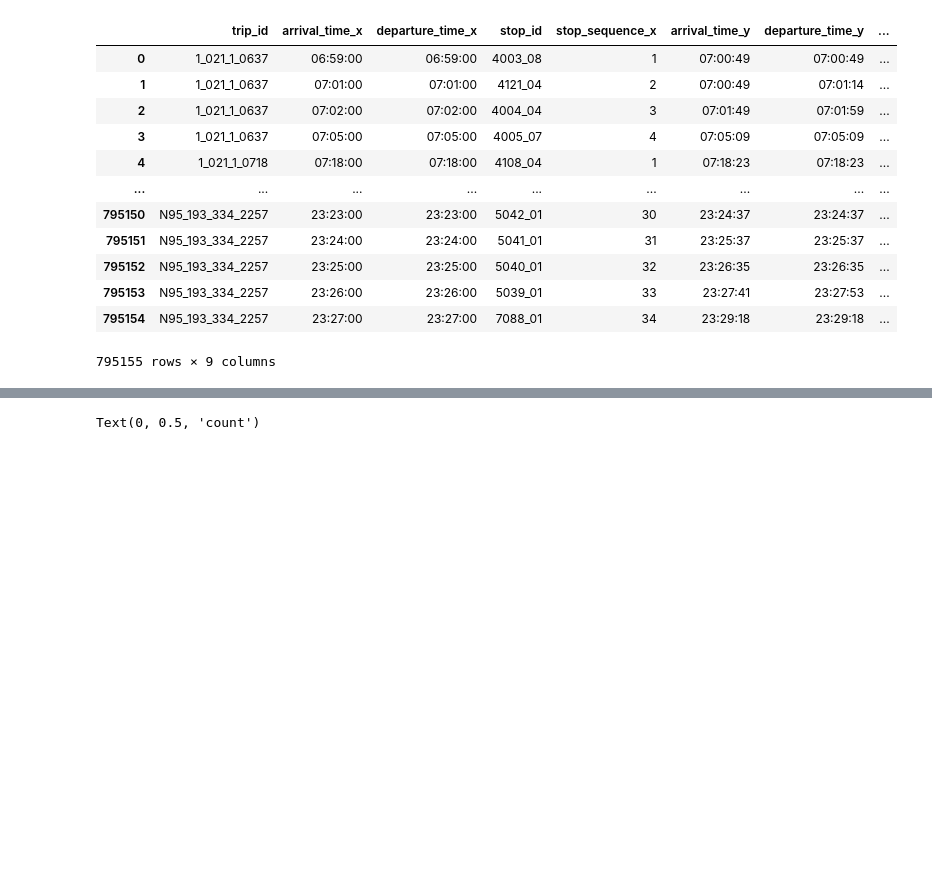
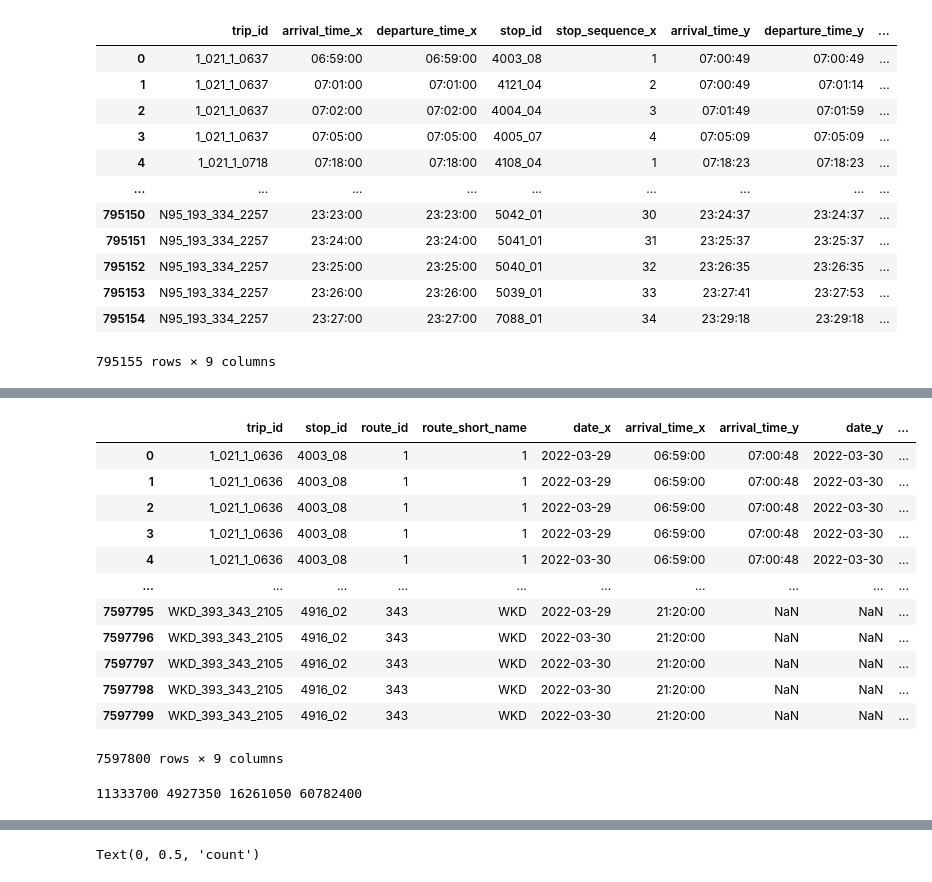
Before and after one commit to hoanganhlinh/praca-inzynierska, a Jupyter notebook: EDA.ipynb, the cells around one changed output, grey strips where cells are left out. Cells and saved outputs as stored; diff of their text form; code cells hidden in the pictures; blank space fills up the shorter version.

```diff
--- a/EDA.ipynb
+++ b/EDA.ipynb
@@ -159,0 +169,7 @@ merged_df
+# %%
+daty = os.listdir("./dane/")
+daty = [data[:10] for data in daty]
+daty = list(set(daty))
+daty = sorted(daty)
+print(len(daty))
+print(daty)
@@ -159,0 +276,34 @@ merged_df
+# %%
+final_missingval_merge = tmp.merge(rt_stop_times_df, on=['trip_id', 'stop_id'], how='outer')
+final_missingval_merge = final_missingval_merge.drop(['departure_time', 'stop_sequence'], axis=1)
+
+# Remove leading and trailing whitespaces using str.strip()
+final_missingval_merge['arrival_time_x'] = final_missingval_merge['arrival_time_x'].str.strip()
+final_missingval_merge['arrival_time_y'] = final_missingval_merge['arrival_time_y'].str.strip()
+
+final_missingval_merge['diff'] = pd.to_timedelta(final_missingval_merge['arrival_time_y'], errors='coerce') - pd.to_timedelta(final_missingval_merge['arrival_time_x'], errors='coerce')
+final_missingval_merge['diff'] = final_missingval_merge['diff'].apply(lambda x: pd.Timedelta.total_seconds(x) if pd.notna(x) else x)
+
+final_missingval_merge
+# %% [output]
+|  | trip_id | stop_id | route_id | route_short_name | date_x | arrival_time_x | arrival_time_y | date_y | ... |
+| 0 | 1_021_1_0636 | 4003_08 | 1 | 1 | 2022-03-29 | 06:59:00 | 07:00:48 | 2022-03-30 | ... |
+| 1 | 1_021_1_0636 | 4003_08 | 1 | 1 | 2022-03-29 | 06:59:00 | 07:00:48 | 2022-03-30 | ... |
+| 2 | 1_021_1_0636 | 4003_08 | 1 | 1 | 2022-03-29 | 06:59:00 | 07:00:48 | 2022-03-30 | ... |
+| 3 | 1_021_1_0636 | 4003_08 | 1 | 1 | 2022-03-29 | 06:59:00 | 07:00:48 | 2022-03-30 | ... |
+| 4 | 1_021_1_0636 | 4003_08 | 1 | 1 | 2022-03-30 | 06:59:00 | 07:00:48 | 2022-03-30 | ... |
+| ... | ... | ... | ... | ... | ... | ... | ... | ... | ... |
+| 7597795 | WKD_393_343_2105 | 4916_02 | 343 | WKD | 2022-03-29 | 21:20:00 | NaN | NaN | ... |
+| 7597796 | WKD_393_343_2105 | 4916_02 | 343 | WKD | 2022-03-30 | 21:20:00 | NaN | NaN | ... |
+| 7597797 | WKD_393_343_2105 | 4916_02 | 343 | WKD | 2022-03-30 | 21:20:00 | NaN | NaN | ... |
+| 7597798 | WKD_393_343_2105 | 4916_02 | 343 | WKD | 2022-03-30 | 21:20:00 | NaN | NaN | ... |
+| 7597799 | WKD_393_343_2105 | 4916_02 | 343 | WKD | 2022-03-30 | 21:20:00 | NaN | NaN | ... |
+7597800 rows × 9 columns
+# %%
+a = stop_times_df.size
+b = rt_stop_times_df.size
+c = final_missingval_merge.size
+
+print(a, b, a+b, c)
+# %% [output]
+11333700 4927350 16261050 60782400
```
Also changed, not shown: parts of 35 cells of this notebook.
